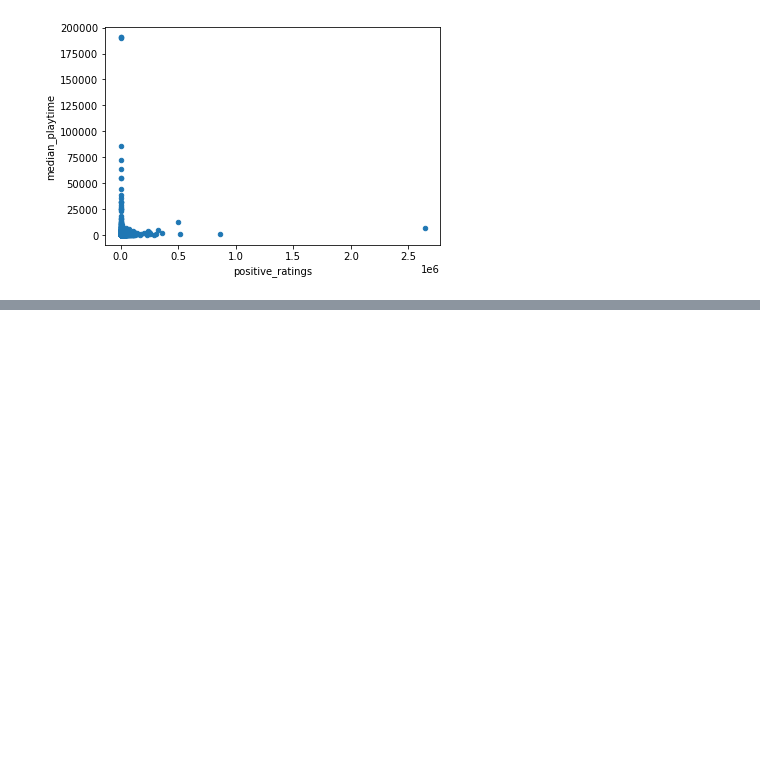
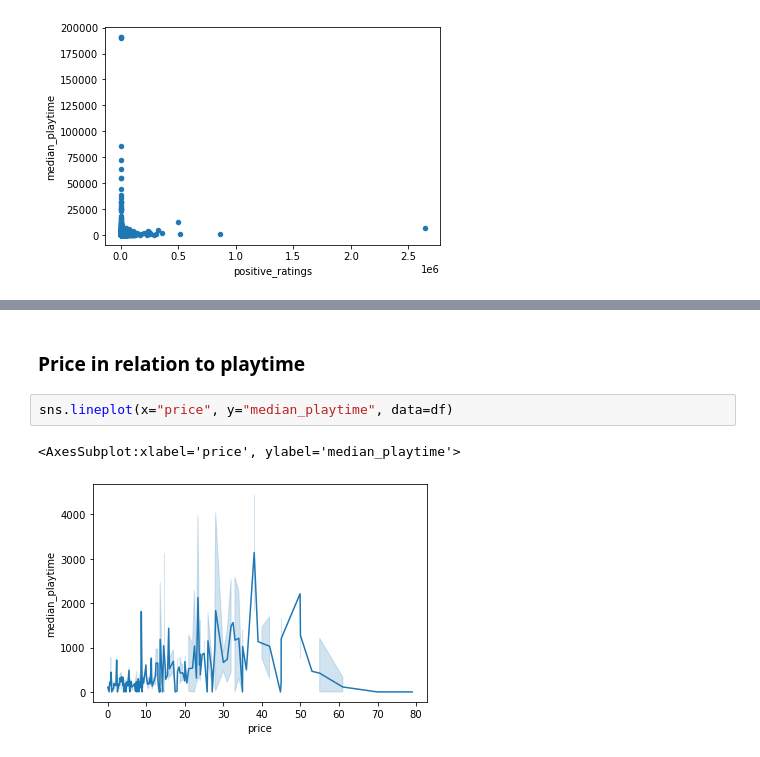
Before and after one commit to data301-2021-winter1/group26-project, a Jupyter notebook: notebooks/analysis1.ipynb, the cells around one changed output, grey strips where cells are left out. Drawn from its saved outputs; the diff is of its cells as text; blank space fills up the shorter version.

```diff
--- a/notebooks/analysis1.ipynb
+++ b/notebooks/analysis1.ipynb
@@ -89,0 +131,7 @@ df
+# %% [markdown]
+### Price in relation to playtime
+# %%
+sns.lineplot(x="price", y="median_playtime", data=df)
+# %% [output]
+<AxesSubplot:xlabel='price', ylabel='median_playtime'>
+[figure, added]
```
Also changed, not shown: parts of 14 cells of this notebook, 1 other file.
